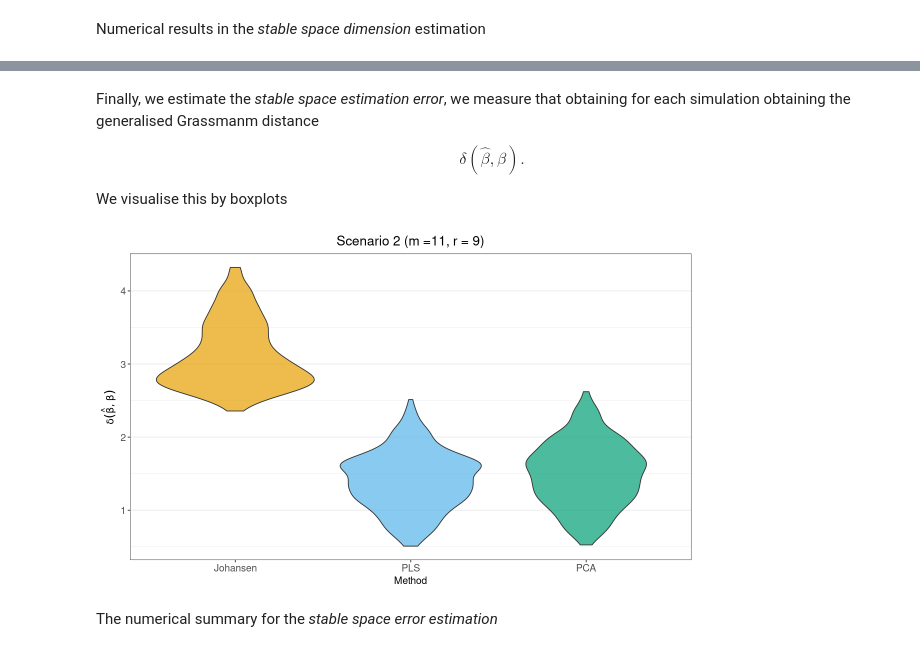
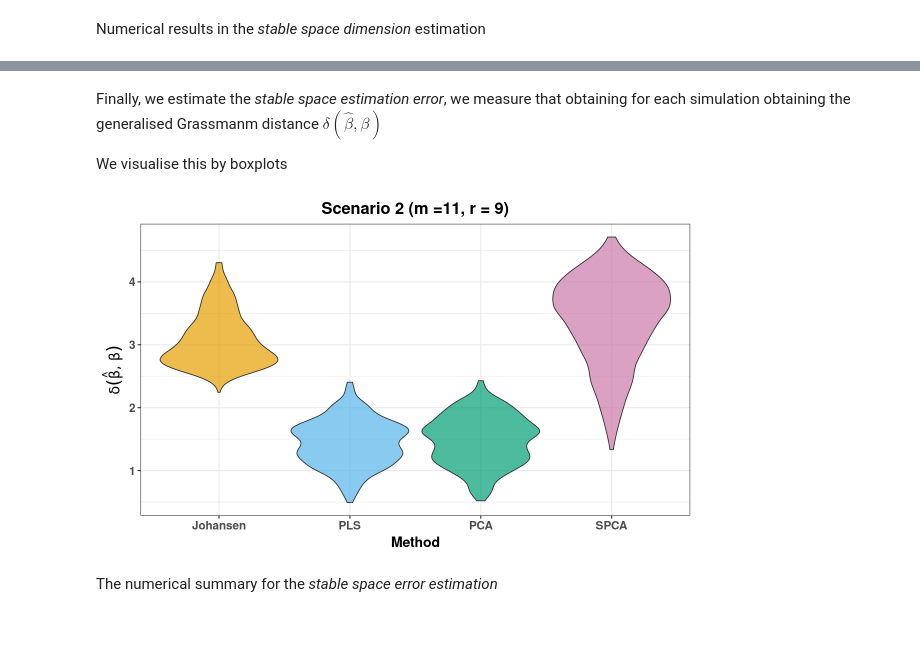
Before and after one commit to robervz22/ts_stable_space, a Jupyter notebook: notebooks/stability_space.ipynb, the cells around one changed output, grey strips where cells are left out. Saved outputs shown, nothing was run; the diff lists cells and outputs as text; code cells hidden in the pictures.

Commit message:
Update stability space notebook and delete simulation study notebook

```diff
--- a/notebooks/stability_space.ipynb
+++ b/notebooks/stability_space.ipynb
@@ -41,7 +42,10 @@ trend <- FALSE # consider a simple linear trend
 dependence <- TRUE # if we consider a covariance structure in the innovation process
 seeds <- c(1,1) # seeds for reproducibility
 sigma <- 1 # equal variance for the non-correlated case
-methods_colors <- c("Johansen" = "#E69F00","PLS" = "#56B4E9", "PCA" = "#009E73")
+spca_sparse <- "penalty"  # type of sparsity: "penalty" or "varnum"
+spca_para <- 0.25 # sparsity parameter for SPCA
+spca_engine <- "elasticnet" # type of sparsity and engine for SPCA
+methods_colors <- c("Johansen" = "#E69F00","PLS" = "#56B4E9", "PCA" = "#009E73", "SPCA" = "#CC79A7")
 # %% [markdown]
 `S` simulations with the above characteristics
 # %%
@@ -167,31 +193,32 @@ A data.table: 3 × 3
 # %% [markdown]
-Finally, we estimate the *stable space estimation error*, we measure that obtaining for each simulation obtaining the generalised Grassmanm distance
-
-$$\delta(\hat{\beta},\beta).$$
+Finally, we estimate the *stable space estimation error*, we measure that obtaining for each simulation obtaining the generalised Grassmanm distance $\delta(\hat{\beta},\beta)$
 
 We visualise this by boxplots
 # %%
 data_norms <- as.data.table(n_norms)
 # data_norms <- data_norms[, which(colSums(is.na(data_norms)) == 0), with = FALSE]
 
 # Create the box plot
 data_norms_melt <- melt(data_norms,variable.name="Method",
                         value.name = "Norm")
 ggplot(data_norms_melt, aes(x = Method, y = Norm, fill = Method)) +
-  geom_violin(alpha = 0.7) +
+  geom_violin(alpha = 0.7,
+              scale = "width",       # comparable widths across methods
+              adjust = 1,          # smoother KDE; increase if still spiky
+              na.rm = TRUE) +
   # stat_summary(fun = mean, geom = "point",
   #              color = "black", size = 3) +
   # stat_summary(fun = mean, geom = "text",
   #              aes(label = round(..y.., 2)),
   #              vjust = -1.5, color = "black")+
   labs(
     title = paste0("Scenario ",case," (m =",m,", r = ",r,")"),
     x = "Method",
     y = TeX(r"($\delta(\hat{\beta},\beta)$)"),
   ) + mytheme +
   scale_fill_manual(values = methods_colors)+theme(legend.position = "none")
 # %% [output]
-[figure, old version]
+[figure, new version]
 # %% [markdown]
 The numerical summary for the *stable space error estimation*
 # %%
```
Also changed, not shown: parts of 5 cells of this notebook, 1 other file.
